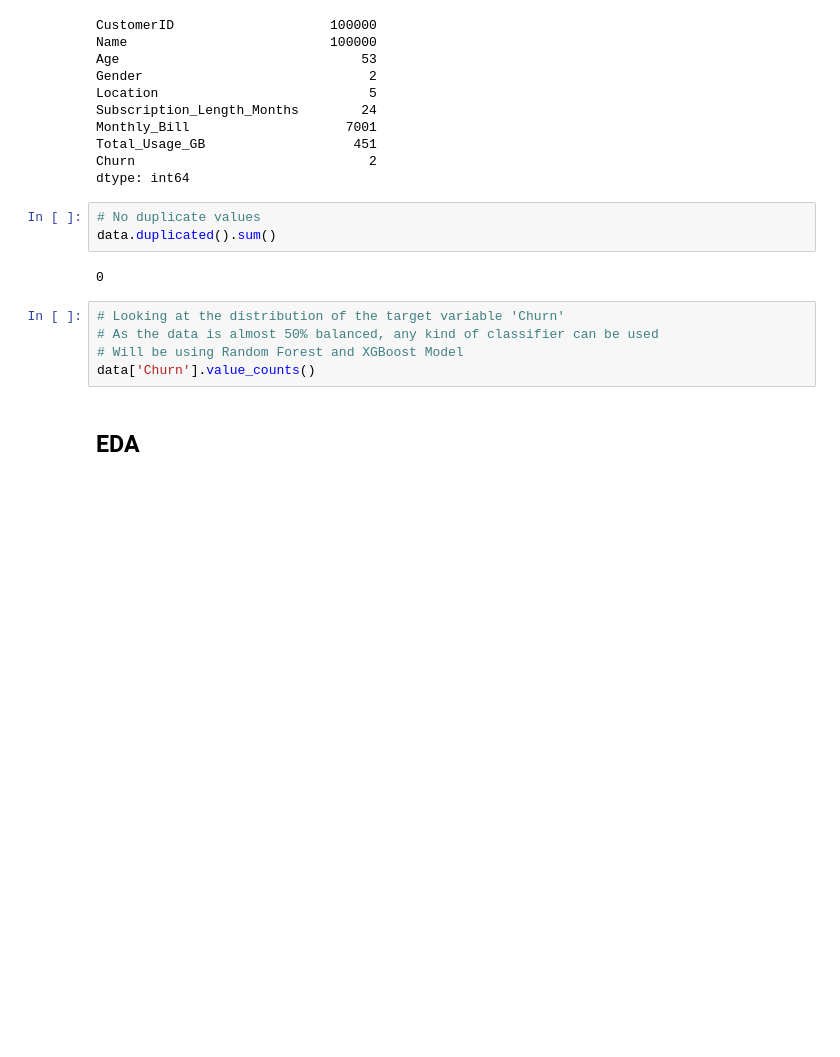
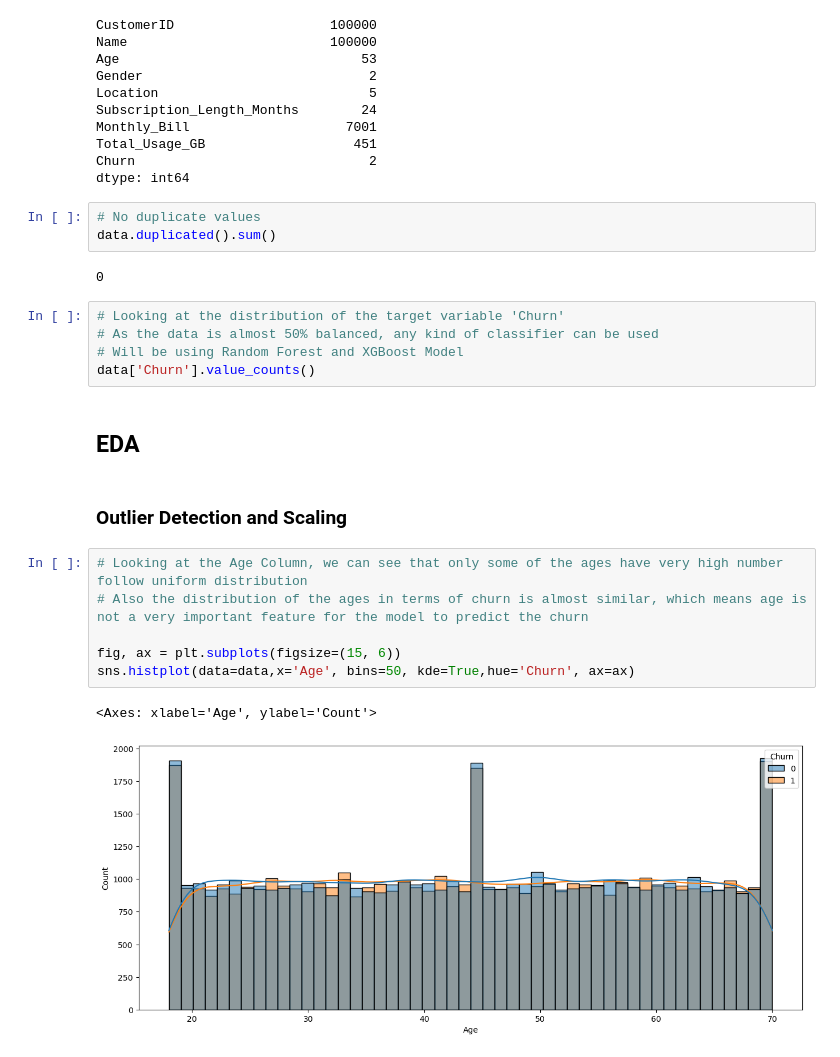
Before and after one commit to Sanket-g-75/Customer-Churn-Prediction, a Jupyter notebook: notebooks/data-knowledge.ipynb, the cells around one changed output. Cells and saved outputs as stored; diff of their text form; blank space fills up the shorter version.

```diff
--- a/notebooks/data-knowledge.ipynb
+++ b/notebooks/data-knowledge.ipynb
@@ -95,3 +97,14 @@ data.duplicated().sum()
 data['Churn'].value_counts()
 # %% [markdown]
 ## EDA
+# %% [markdown]
+### Outlier Detection and Scaling
+# %%
+# Looking at the Age Column, we can see that only some of the ages have very high number follow uniform distribution
+# Also the distribution of the ages in terms of churn is almost similar, which means age is not a very important feature for the model to predict the churn
+
+fig, ax = plt.subplots(figsize=(15, 6))
+sns.histplot(data=data,x='Age', bins=50, kde=True,hue='Churn', ax=ax)
+# %% [output]
+<Axes: xlabel='Age', ylabel='Count'>
+[figure, added]
```
Also changed, not shown: parts of 4 cells of this notebook.
